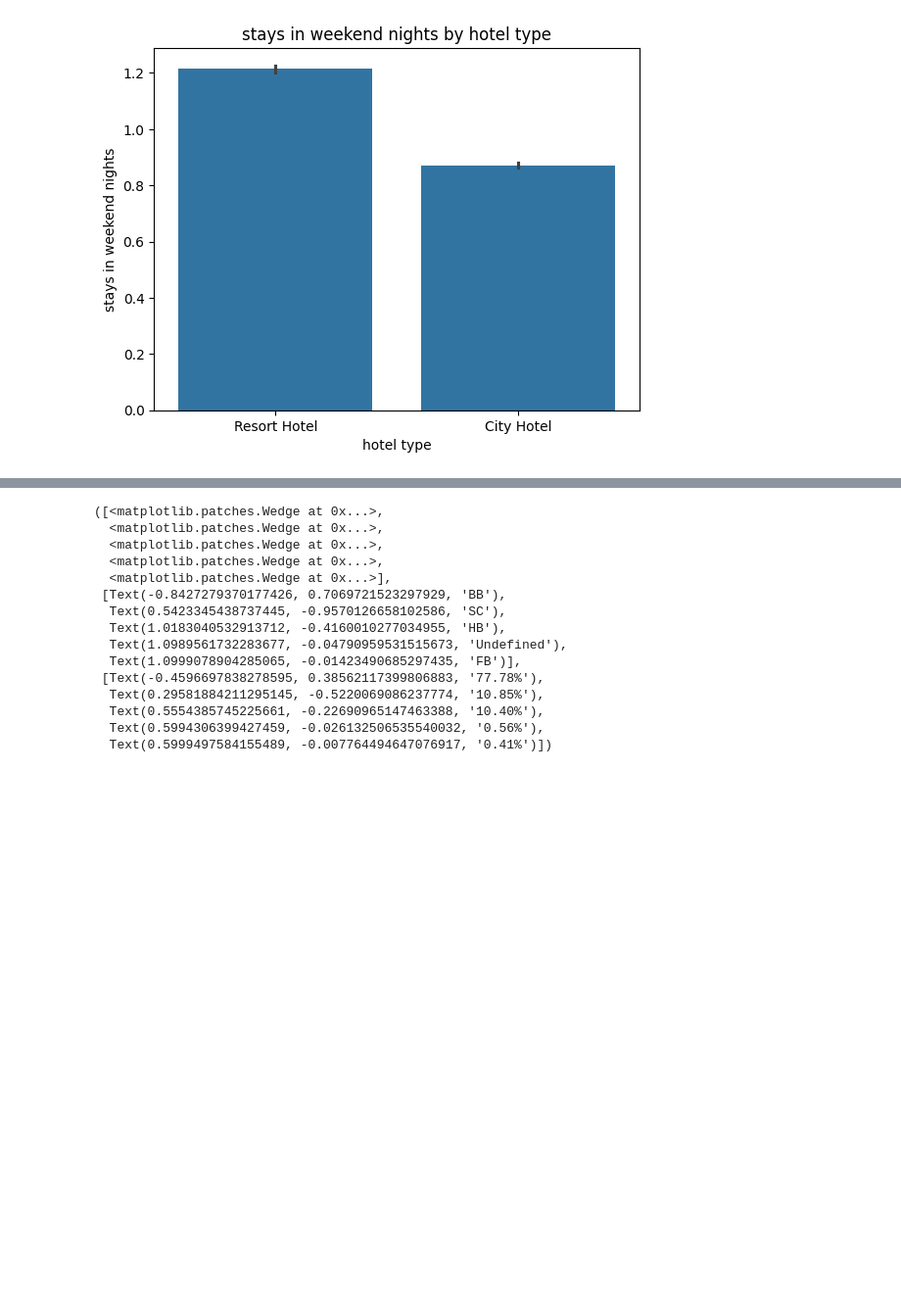
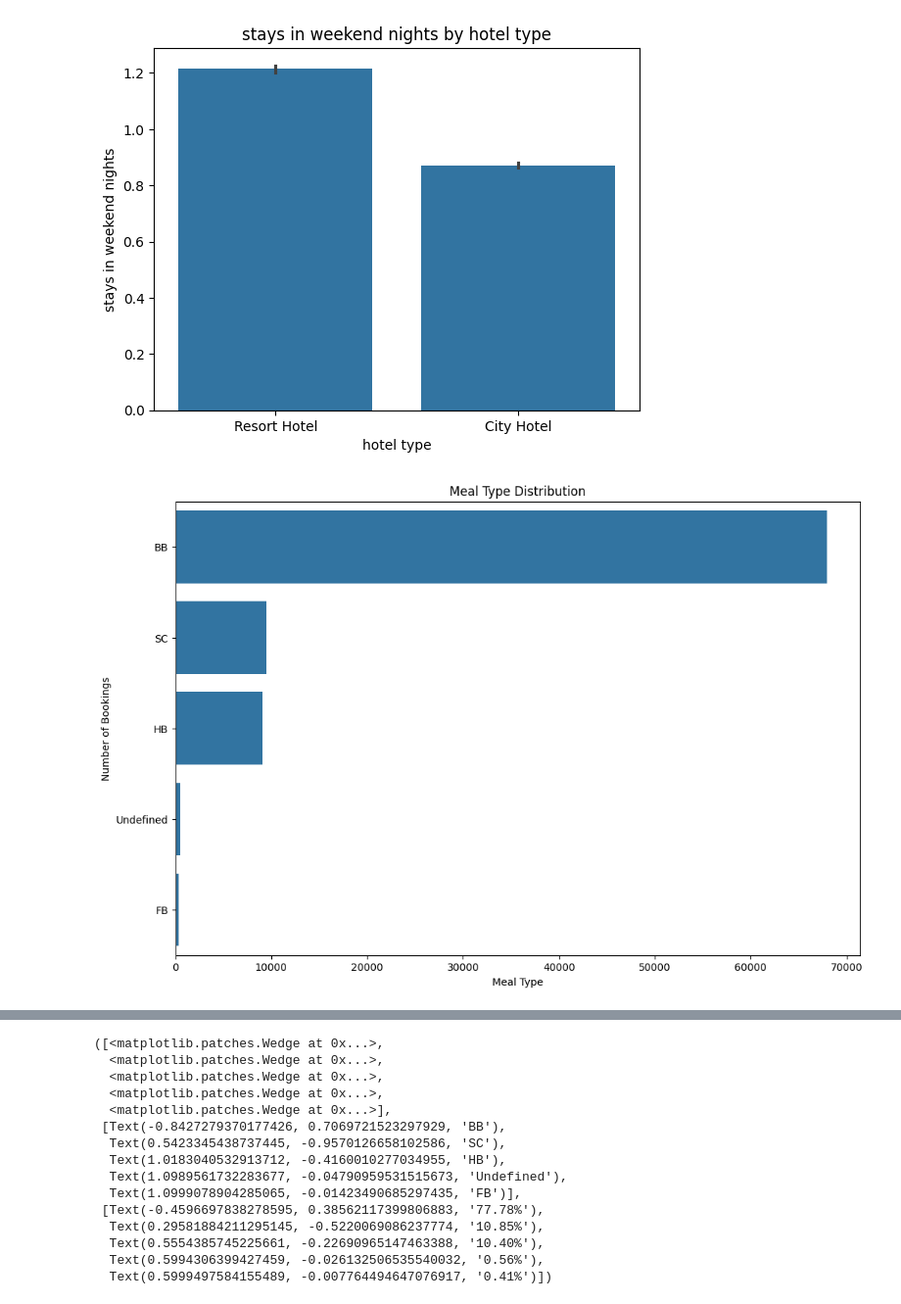
Before and after one commit to mayurimamdi/HotelBookingSystem, a Jupyter notebook: notebooks/01_eda.ipynb, the cells around one changed output, grey strips where cells are left out. Shown at 98% size. Drawn from its saved outputs; the diff is of its cells as text; code cells hidden in the pictures; blank space fills up the shorter version.

```diff
--- a/notebooks/01_eda.ipynb
+++ b/notebooks/01_eda.ipynb
@@ -701,3 +701,15 @@ plt.show()
 # %%
 meal_values = df['meal'].value_counts().values
 mean_count = df['meal'].value_counts().index
+# %%
+mealdf=df['meal'].value_counts().reset_index()
+mealdf.columns=['meal_count','meal_values']
+# %%
+plt.figure(figsize=(12,8))
+sns.barplot(x='meal_values', y='meal_count', data=mealdf)
+plt.title("Meal Type Distribution")
+plt.xlabel("Meal Type")
+plt.ylabel("Number of Bookings")
+plt.show()
+# %% [output]
+[figure, added]
```
Also changed, not shown: parts of 17 cells of this notebook.
